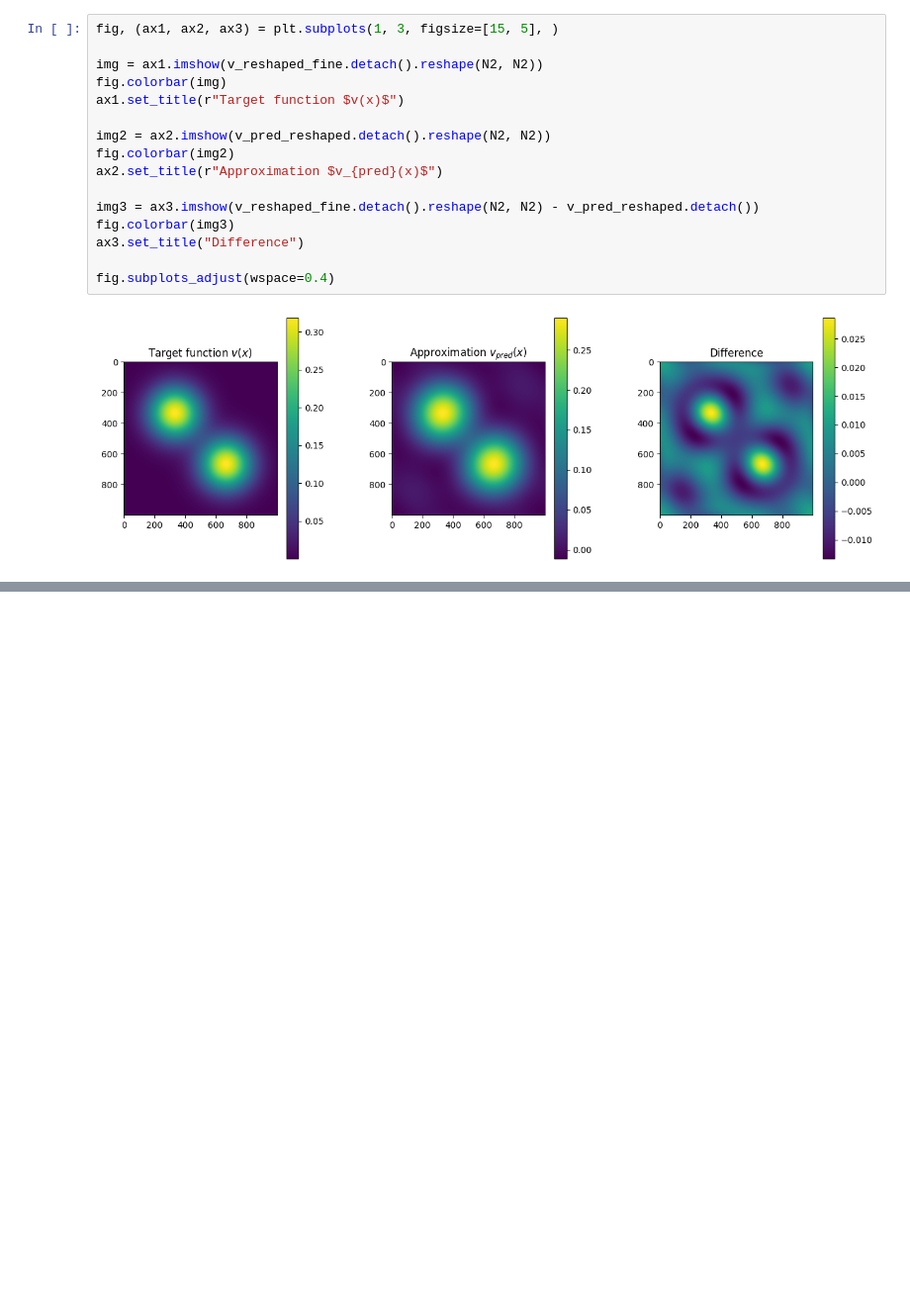
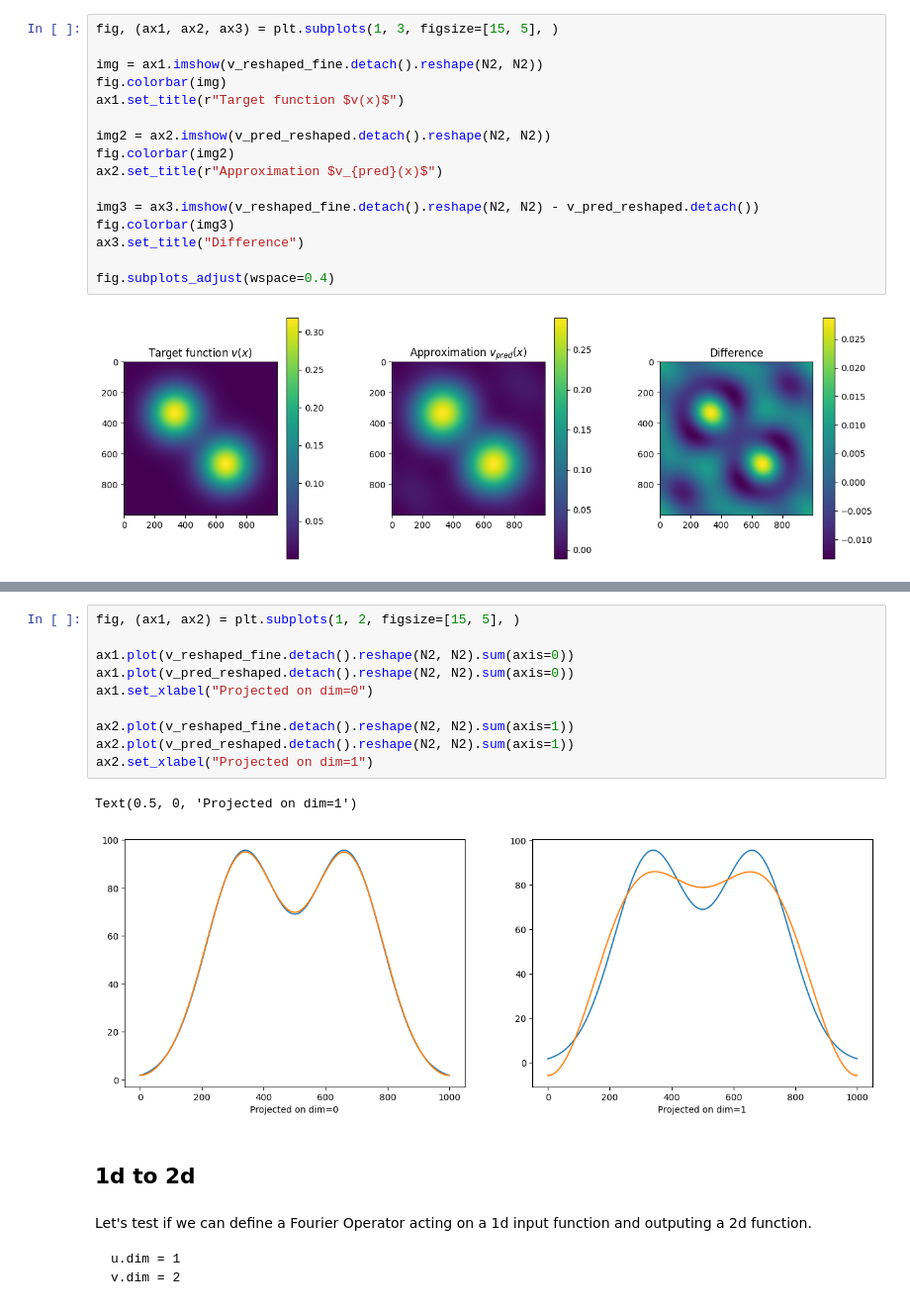
Before and after one commit to aai-institute/continuiti, a Jupyter notebook: examples/fourierneuraloperator.ipynb, the cells around one changed output, grey strips where cells are left out. Shown at 99% size. Drawn from its saved outputs; the diff is of its cells as text; blank space fills up the shorter version.

````diff
--- a/examples/fourierneuraloperator.ipynb
+++ b/examples/fourierneuraloperator.ipynb
@@ -333,0 +367,22 @@ fig.subplots_adjust(wspace=0.4)
+# %%
+fig, (ax1, ax2) = plt.subplots(1, 2, figsize=[15, 5], )
+
+ax1.plot(v_reshaped_fine.detach().reshape(N2, N2).sum(axis=0))
+ax1.plot(v_pred_reshaped.detach().reshape(N2, N2).sum(axis=0))
+ax1.set_xlabel("Projected on dim=0")
+
+ax2.plot(v_reshaped_fine.detach().reshape(N2, N2).sum(axis=1))
+ax2.plot(v_pred_reshaped.detach().reshape(N2, N2).sum(axis=1))
+ax2.set_xlabel("Projected on dim=1")
+# %% [output]
+Text(0.5, 0, 'Projected on dim=1')
+[figure, added]
+# %% [markdown]
+## 1d to 2d
+# %% [markdown]
+Let's test if we can define a Fourier Operator acting on a 1d input function and outputing a 2d function.
+
+```
+u.dim = 1
+v.dim = 2
+```
````
Also changed, not shown: parts of 29 cells of this notebook.
